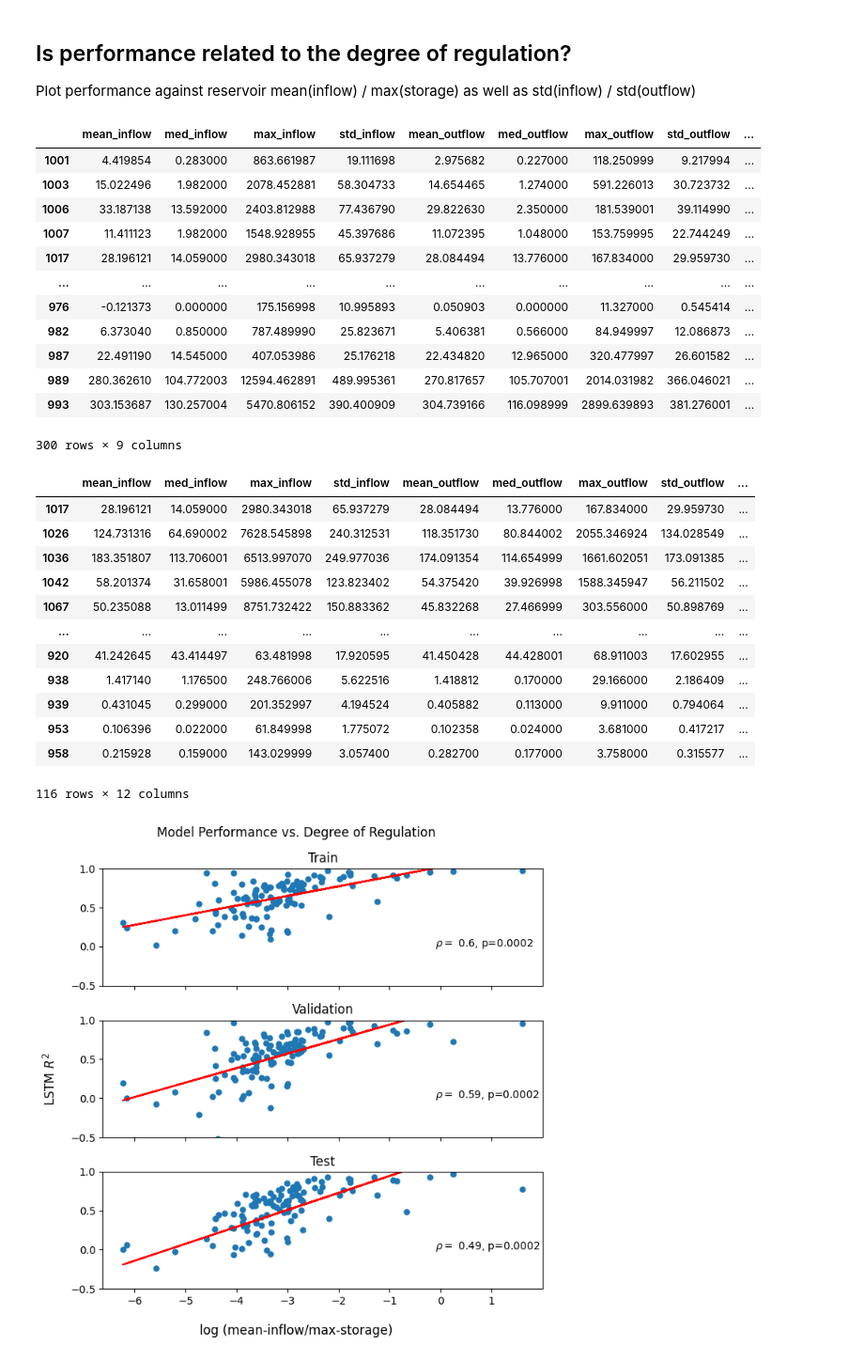
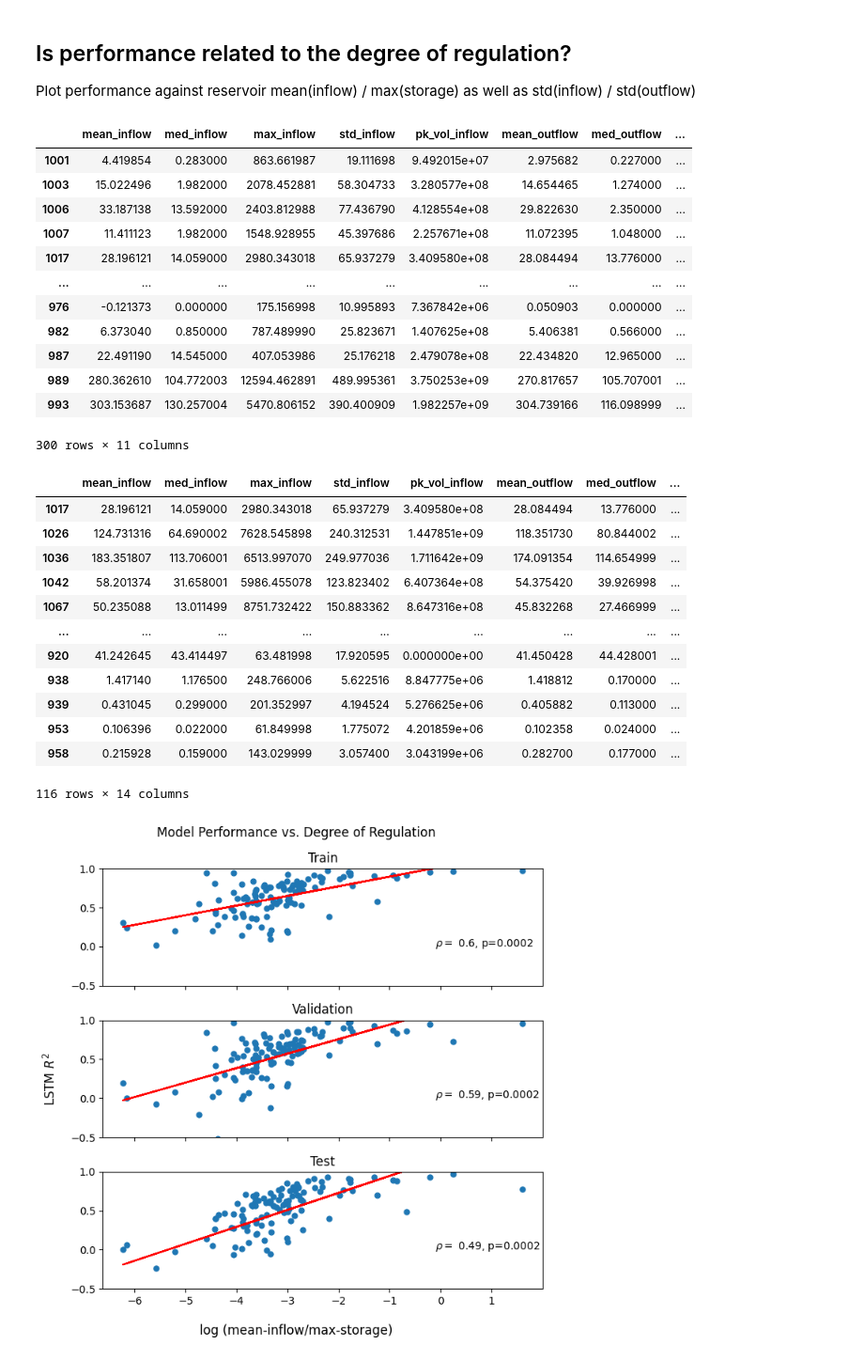
Before and after one commit to Matt2371/DL-reservoir-modeling, a Jupyter notebook: experiments/10b_resops_evaluate.ipynb, the cells around one changed output. Shown at 94% size. Saved outputs shown, nothing was run; the diff lists cells and outputs as text; code cells hidden in the pictures.

```diff
--- a/experiments/10b_resops_evaluate.ipynb
+++ b/experiments/10b_resops_evaluate.ipynb
@@ -75,56 +77,75 @@ df_outflow = pd.read_csv("data/ResOpsUS/time_series_single_variable_table/DAILY_
                          parse_dates=True, index_col=0, dtype=np.float32)
 df_storage = pd.read_csv("data/ResOpsUS/time_series_single_variable_table/DAILY_AV_STORAGE_MCM.csv",
                          parse_dates=True, index_col=0, dtype=np.float32)
+# %%
+def get_peak_volume(array, threshold=2):
+    """
+    For given reservoir, calculate volume of peak inflow or release
+    Params:
+    array - timeseries of reservoir inflow/outflow, daily average in m3/s
+    threshold - number of standard deviations above the mean to define a peak
+    Return:
+    peak volume in millions of m3 (MCM)
+    """
+    sec_to_day = 60 * 60 * 12
+    # Get boolean array if day is a peak
+    peak_bool = (stats.zscore(array, nan_policy='omit') > threshold)
+    # Select peak release days, convert from m3/s to m3/day
+    peak_array = array[peak_bool] * sec_to_day
+    # Sum to get peak volume, convert to MCM
+    return peak_array.sum() / (10^6)
 # %%
 # Calculate mean inflow / max storage metric
 df_result = pd.concat([df_inflow.mean(skipna=True),
                        df_inflow.median(skipna=True),
                        df_inflow.max(),
                        df_inflow.std(skipna=True),
+                       df_inflow.apply(get_peak_volume, axis=0),
                        df_outflow.mean(skipna=True),
                        df_outflow.median(skipna=True),
                        df_outflow.max(),
                        df_outflow.std(skipna=True),
+                       df_outflow.apply(get_peak_volume, axis=0),
                        df_storage.max()], axis=1, join='inner')
-df_result.columns = ['mean_inflow', 'med_inflow', 'max_inflow', 'std_inflow',
-                     'mean_outflow', 'med_outflow', 'max_outflow', 'std_outflow',
+df_result.columns = ['mean_inflow', 'med_inflow', 'max_inflow', 'std_inflow', 'pk_vol_inflow',
+                     'mean_outflow', 'med_outflow', 'max_outflow', 'std_outflow', 'pk_vol_outflow',
                      'max_storage']
 # df_result['inflow_storage'] = df_result['mean_inflow'] / df_result['max_storage'] # mean inflow / max storage ratio
 # df_result['inflow_outflow_std'] = df_result['std_inflow'] / df_result['std_outflow'] # std inflow / std outflow
 df_result = df_result.dropna(axis=0) # remove rows with missing
 df_result
 # %% [output]
-|  | mean_inflow | med_inflow | max_inflow | std_inflow | mean_outflow | med_outflow | max_outflow | std_outflow | ... |
-| 1001 | 4.419854 | 0.283000 | 863.661987 | 19.111698 | 2.975682 | 0.227000 | 118.250999 | 9.217994 | ... |
-| 1003 | 15.022496 | 1.982000 | 2078.452881 | 58.304733 | 14.654465 | 1.274000 | 591.226013 | 30.723732 | ... |
-| 1006 | 33.187138 | 13.592000 | 2403.812988 | 77.436790 | 29.822630 | 2.350000 | 181.539001 | 39.114990 | ... |
-| 1007 | 11.411123 | 1.982000 | 1548.928955 | 45.397686 | 11.072395 | 1.048000 | 153.759995 | 22.744249 | ... |
-| 1017 | 28.196121 | 14.059000 | 2980.343018 | 65.937279 | 28.084494 | 13.776000 | 167.834000 | 29.959730 | ... |
-| ... | ... | ... | ... | ... | ... | ... | ... | ... | ... |
-| 976 | -0.121373 | 0.000000 | 175.156998 | 10.995893 | 0.050903 | 0.000000 | 11.327000 | 0.545414 | ... |
-| 982 | 6.373040 | 0.850000 | 787.489990 | 25.823671 | 5.406381 | 0.566000 | 84.949997 | 12.086873 | ... |
-| 987 | 22.491190 | 14.545000 | 407.053986 | 25.176218 | 22.434820 | 12.965000 | 320.477997 | 26.601582 | ... |
-| 989 | 280.362610 | 104.772003 | 12594.462891 | 489.995361 | 270.817657 | 105.707001 | 2014.031982 | 366.046021 | ... |
-| 993 | 303.153687 | 130.257004 | 5470.806152 | 390.400909 | 304.739166 | 116.098999 | 2899.639893 | 381.276001 | ... |
+|  | mean_inflow | med_inflow | max_inflow | std_inflow | pk_vol_inflow | mean_outflow | med_outflow | ... |
+| 1001 | 4.419854 | 0.283000 | 863.661987 | 19.111698 | 9.492015e+07 | 2.975682 | 0.227000 | ... |
+| 1003 | 15.022496 | 1.982000 | 2078.452881 | 58.304733 | 3.280577e+08 | 14.654465 | 1.274000 | ... |
+| 1006 | 33.187138 | 13.592000 | 2403.812988 | 77.436790 | 4.128554e+08 | 29.822630 | 2.350000 | ... |
+| 1007 | 11.411123 | 1.982000 | 1548.928955 | 45.397686 | 2.257671e+08 | 11.072395 | 1.048000 | ... |
+| 1017 | 28.196121 | 14.059000 | 2980.343018 | 65.937279 | 3.409580e+08 | 28.084494 | 13.776000 | ... |
+| ... | ... | ... | ... | ... | ... | ... | ... | ... |
+| 976 | -0.121373 | 0.000000 | 175.156998 | 10.995893 | 7.367842e+06 | 0.050903 | 0.000000 | ... |
+| 982 | 6.373040 | 0.850000 | 787.489990 | 25.823671 | 1.407625e+08 | 5.406381 | 0.566000 | ... |
+| 987 | 22.491190 | 14.545000 | 407.053986 | 25.176218 | 2.479078e+08 | 22.434820 | 12.965000 | ... |
+| 989 | 280.362610 | 104.772003 | 12594.462891 | 489.995361 | 3.750253e+09 | 270.817657 | 105.707001 | ... |
+| 993 | 303.153687 | 130.257004 | 5470.806152 | 390.400909 | 1.982257e+09 | 304.739166 | 116.098999 | ... |
-300 rows × 9 columns
+300 rows × 11 columns
 # %%
 # Combine with model performance
 df_result = df_result.join(other=r2_scores_df, how='inner')
 df_result
 # %% [output]
-|  | mean_inflow | med_inflow | max_inflow | std_inflow | mean_outflow | med_outflow | max_outflow | std_outflow | ... |
-| 1017 | 28.196121 | 14.059000 | 2980.343018 | 65.937279 | 28.084494 | 13.776000 | 167.834000 | 29.959730 | ... |
-| 1026 | 124.731316 | 64.690002 | 7628.545898 | 240.312531 | 118.351730 | 80.844002 | 2055.346924 | 134.028549 | ... |
-| 1036 | 183.351807 | 113.706001 | 6513.997070 | 249.977036 | 174.091354 | 114.654999 | 1661.602051 | 173.091385 | ... |
-| 1042 | 58.201374 | 31.658001 | 5986.455078 | 123.823402 | 54.375420 | 39.926998 | 1588.345947 | 56.211502 | ... |
-| 1067 | 50.235088 | 13.011499 | 8751.732422 | 150.883362 | 45.832268 | 27.466999 | 303.556000 | 50.898769 | ... |
-| ... | ... | ... | ... | ... | ... | ... | ... | ... | ... |
-| 920 | 41.242645 | 43.414497 | 63.481998 | 17.920595 | 41.450428 | 44.428001 | 68.911003 | 17.602955 | ... |
-| 938 | 1.417140 | 1.176500 | 248.766006 | 5.622516 | 1.418812 | 0.170000 | 29.166000 | 2.186409 | ... |
-| 939 | 0.431045 | 0.299000 | 201.352997 | 4.194524 | 0.405882 | 0.113000 | 9.911000 | 0.794064 | ... |
-| 953 | 0.106396 | 0.022000 | 61.849998 | 1.775072 | 0.102358 | 0.024000 | 3.681000 | 0.417217 | ... |
-| 958 | 0.215928 | 0.159000 | 143.029999 | 3.057400 | 0.282700 | 0.177000 | 3.758000 | 0.315577 | ... |
+|  | mean_inflow | med_inflow | max_inflow | std_inflow | pk_vol_inflow | mean_outflow | med_outflow | ... |
+| 1017 | 28.196121 | 14.059000 | 2980.343018 | 65.937279 | 3.409580e+08 | 28.084494 | 13.776000 | ... |
+| 1026 | 124.731316 | 64.690002 | 7628.545898 | 240.312531 | 1.447851e+09 | 118.351730 | 80.844002 | ... |
+| 1036 | 183.351807 | 113.706001 | 6513.997070 | 249.977036 | 1.711642e+09 | 174.091354 | 114.654999 | ... |
+| 1042 | 58.201374 | 31.658001 | 5986.455078 | 123.823402 | 6.407364e+08 | 54.375420 | 39.926998 | ... |
+| 1067 | 50.235088 | 13.011499 | 8751.732422 | 150.883362 | 8.647316e+08 | 45.832268 | 27.466999 | ... |
+| ... | ... | ... | ... | ... | ... | ... | ... | ... |
+| 920 | 41.242645 | 43.414497 | 63.481998 | 17.920595 | 0.000000e+00 | 41.450428 | 44.428001 | ... |
+| 938 | 1.417140 | 1.176500 | 248.766006 | 5.622516 | 8.847775e+06 | 1.418812 | 0.170000 | ... |
+| 939 | 0.431045 | 0.299000 | 201.352997 | 4.194524 | 5.276625e+06 | 0.405882 | 0.113000 | ... |
+| 953 | 0.106396 | 0.022000 | 61.849998 | 1.775072 | 4.201859e+06 | 0.102358 | 0.024000 | ... |
+| 958 | 0.215928 | 0.159000 | 143.029999 | 3.057400 | 3.043199e+06 | 0.282700 | 0.177000 | ... |
-116 rows × 12 columns
+116 rows × 14 columns
 # %%
 df_result.to_csv('report/results/resops_training/resops_attributes_r2.csv')
 # %%
```
Also changed, not shown: parts of 6 cells of this notebook, 1 other file.
